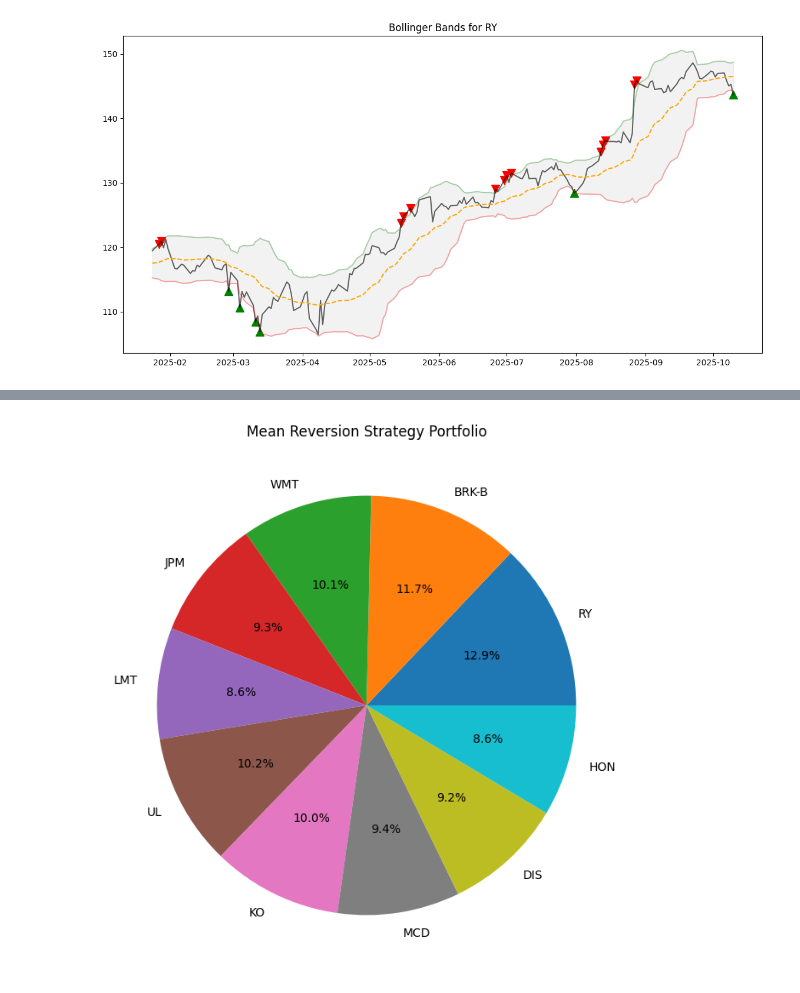
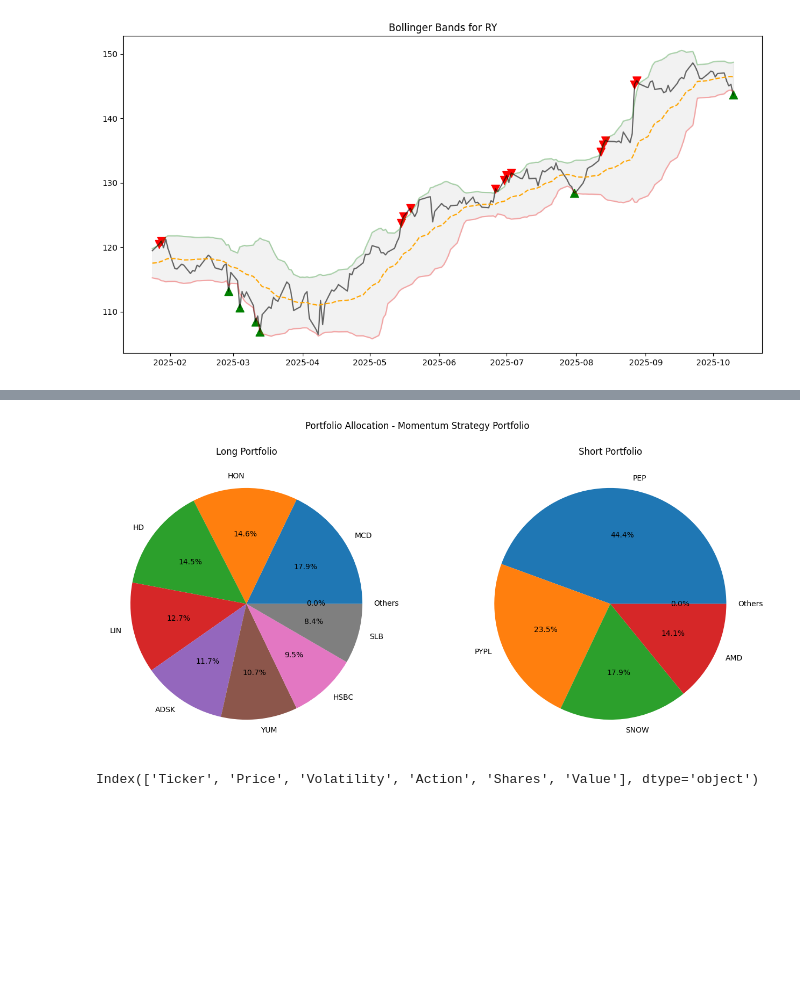
Before and after one commit to buibaongan/CF_Ngan23280071_Dung23280048, a Jupyter notebook: scripts-Final.ipynb, the cells around one changed output, grey strips where cells are left out. Drawn from its saved outputs; the diff is of its cells as text; code cells hidden in the pictures; blank space fills up the shorter version.

```diff
--- a/scripts-Final.ipynb
+++ b/scripts-Final.ipynb
@@ -263,0 +258,3 @@ Ngày giao dịch: 2025-10-10
+# %%
+long_df, short_df = strategy.get_portfolio()
+long_df
@@ -271,7 +290,10 @@ print(set(strategy.df.columns.get_level_values(0)))
-# %%
-plt.figure(figsize=(8, 8))
-plt.pie(momentum_portfolio['Value'], labels=momentum_portfolio['Ticker'], autopct='%1.1f%%')
-plt.title("Mean Reversion Strategy Portfolio")
-plt.show()
-# %% [output]
-[figure, removed]
+# %%
+
+
+
+plot_object = Plot(strategy.df)
+plot_object.plot_porfolio(long_df, short_df, 'Momentum Strategy Portfolio')
+print(short_df.columns)
+# %% [output]
+[figure, added]
+Index(['Ticker', 'Price', 'Volatility', 'Action', 'Shares', 'Value'], dtype='object')
```
Also changed, not shown: parts of 20 cells of this notebook, 4 other files.
